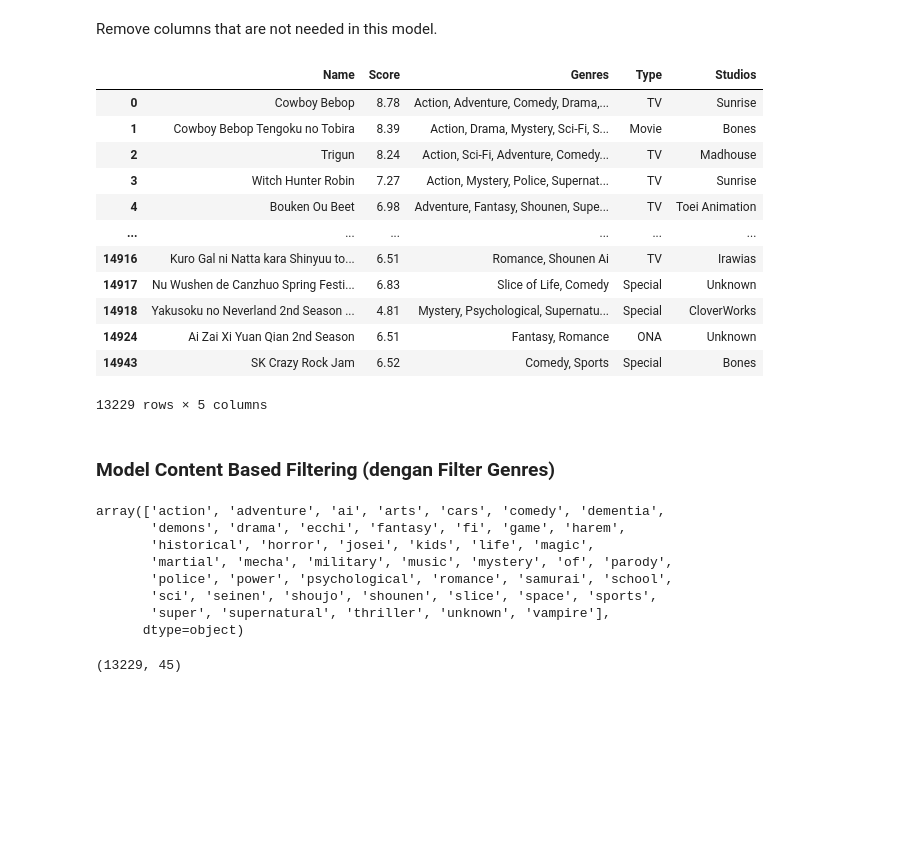
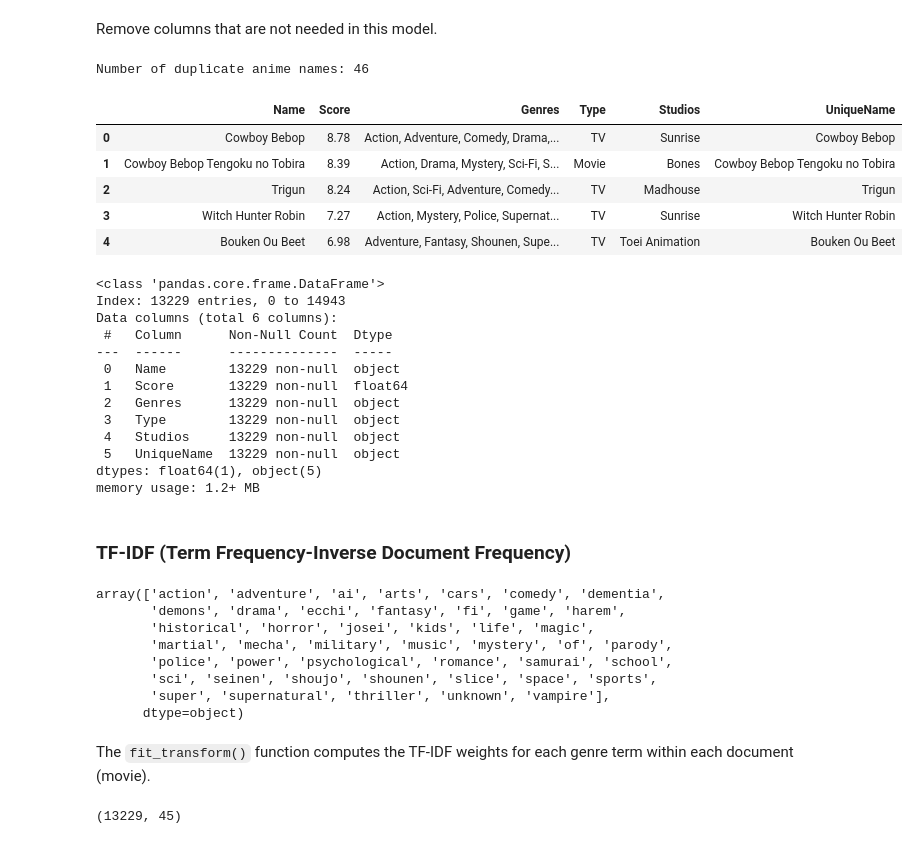
Before and after one commit to bachtiarashidiqy/Anime-Recommendation-System, a Jupyter notebook: Anime_Recommendation_System_Bachtiar.ipynb, the cells around one changed output. Cells and saved outputs as stored; diff of their text form; code cells hidden in the pictures; blank space fills up the shorter version.

```diff
--- a/Anime_Recommendation_System_Bachtiar.ipynb
+++ b/Anime_Recommendation_System_Bachtiar.ipynb
@@ -426,24 +424,46 @@ data = df.drop(columns=['anime_id',
                         'Dropped'])
 # %% [markdown]
 Remove columns that are not needed in this model.
+# %%
+print("Number of duplicate anime names:", data['Name'].duplicated().sum())
+# %% [output]
+Number of duplicate anime names: 46
+# %%
+# Create a ‘UniqueName’ field that will be the unique index
+data['UniqueName'] = data['Name']
+
+# Mark duplicate rows of names
+dups = data['Name'].duplicated(keep=False)
+
+# For duplicates, add a number suffix to make it unique
+data.loc[dups, 'Name'] = data.loc[dups].groupby('Name').cumcount().astype(str) + '_' + data.loc[dups, 'Name']
 # %%
-data
+data.head()
 # %% [output]
-|  | Name | Score | Genres | Type | Studios |
-| 0 | Cowboy Bebop | 8.78 | Action, Adventure, Comedy, Drama,... | TV | Sunrise |
-| 1 | Cowboy Bebop Tengoku no Tobira | 8.39 | Action, Drama, Mystery, Sci-Fi, S... | Movie | Bones |
-| 2 | Trigun | 8.24 | Action, Sci-Fi, Adventure, Comedy... | TV | Madhouse |
-| 3 | Witch Hunter Robin | 7.27 | Action, Mystery, Police, Supernat... | TV | Sunrise |
-| 4 | Bouken Ou Beet | 6.98 | Adventure, Fantasy, Shounen, Supe... | TV | Toei Animation |
-| ... | ... | ... | ... | ... | ... |
-| 14916 | Kuro Gal ni Natta kara Shinyuu to... | 6.51 | Romance, Shounen Ai | TV | Irawias |
-| 14917 | Nu Wushen de Canzhuo Spring Festi... | 6.83 | Slice of Life, Comedy | Special | Unknown |
-| 14918 | Yakusoku no Neverland 2nd Season ... | 4.81 | Mystery, Psychological, Supernatu... | Special | CloverWorks |
-| 14924 | Ai Zai Xi Yuan Qian 2nd Season | 6.51 | Fantasy, Romance | ONA | Unknown |
-| 14943 | SK Crazy Rock Jam | 6.52 | Comedy, Sports | Special | Bones |
+|  | Name | Score | Genres | Type | Studios | UniqueName |
+| 0 | Cowboy Bebop | 8.78 | Action, Adventure, Comedy, Drama,... | TV | Sunrise | Cowboy Bebop |
+| 1 | Cowboy Bebop Tengoku no Tobira | 8.39 | Action, Drama, Mystery, Sci-Fi, S... | Movie | Bones | Cowboy Bebop Tengoku no Tobira |
+| 2 | Trigun | 8.24 | Action, Sci-Fi, Adventure, Comedy... | TV | Madhouse | Trigun |
+| 3 | Witch Hunter Robin | 7.27 | Action, Mystery, Police, Supernat... | TV | Sunrise | Witch Hunter Robin |
+| 4 | Bouken Ou Beet | 6.98 | Adventure, Fantasy, Shounen, Supe... | TV | Toei Animation | Bouken Ou Beet |
-13229 rows × 5 columns
-# %% [markdown]
-### Model Content Based Filtering (dengan Filter Genres)
+# %%
+data.info()
+# %% [output]
+<class 'pandas.core.frame.DataFrame'>
+Index: 13229 entries, 0 to 14943
+Data columns (total 6 columns):
+ #   Column      Non-Null Count  Dtype
+---  ------      --------------  -----
+ 0   Name        13229 non-null  object
+ 1   Score       13229 non-null  float64
+ 2   Genres      13229 non-null  object
+ 3   Type        13229 non-null  object
+ 4   Studios     13229 non-null  object
+ 5   UniqueName  13229 non-null  object
+dtypes: float64(1), object(5)
+memory usage: 1.2+ MB
+# %% [markdown]
+### TF-IDF (Term Frequency-Inverse Document Frequency)
 # %%
 tfid = TfidfVectorizer()
 tfid.fit(data['Genres'])
@@ -458,6 +478,8 @@ array(['action', 'adventure', 'ai', 'arts', 'cars', 'comedy', 'dementia',
        'sci', 'seinen', 'shoujo', 'shounen', 'slice', 'space', 'sports',
        'super', 'supernatural', 'thriller', 'unknown', 'vampire'],
       dtype=object)
+# %% [markdown]
+The `fit_transform()` function computes the TF-IDF weights for each genre term within each document (movie).
 # %%
 tfidf_matrix = tfid.fit_transform(data['Genres'])
 
```
Also changed, not shown: parts of 20 cells of this notebook, 1 other file.
